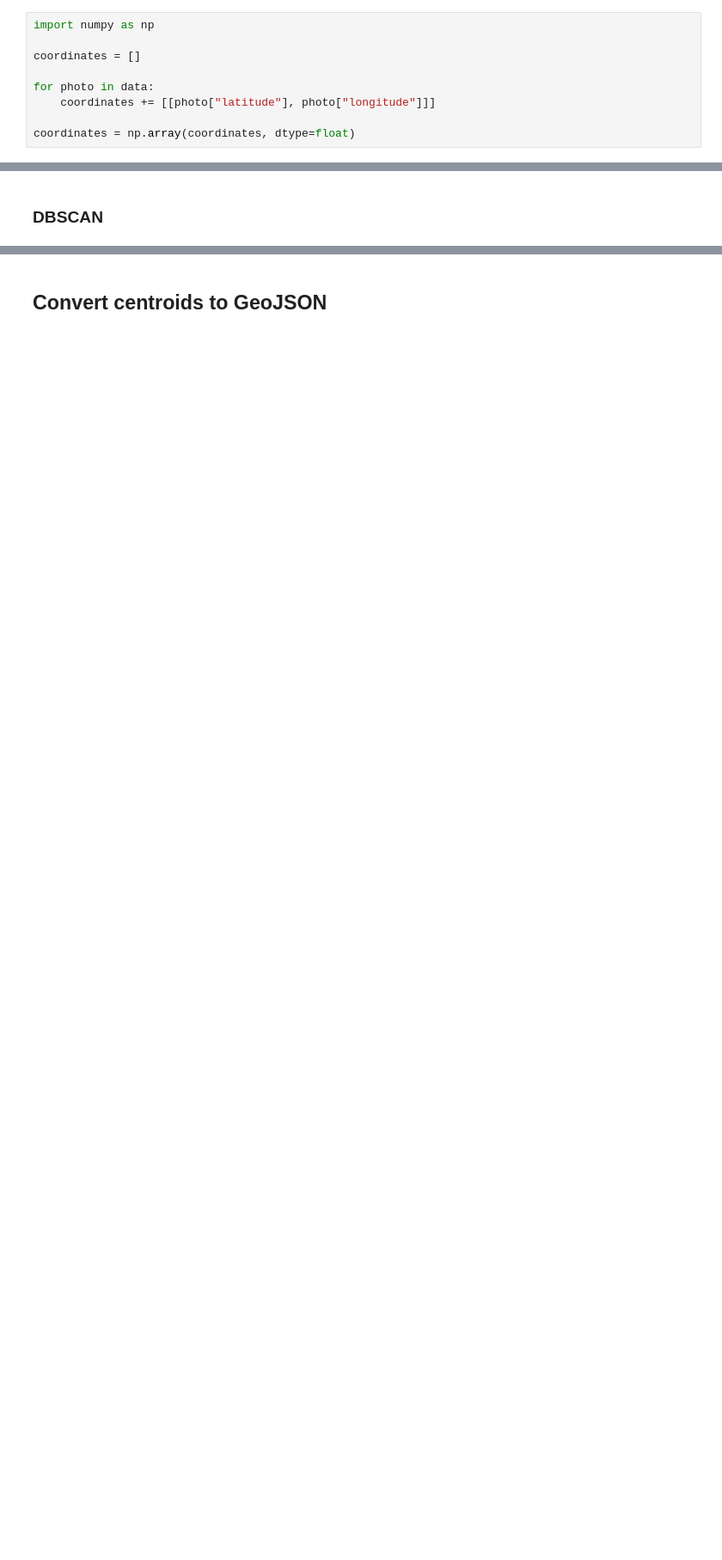
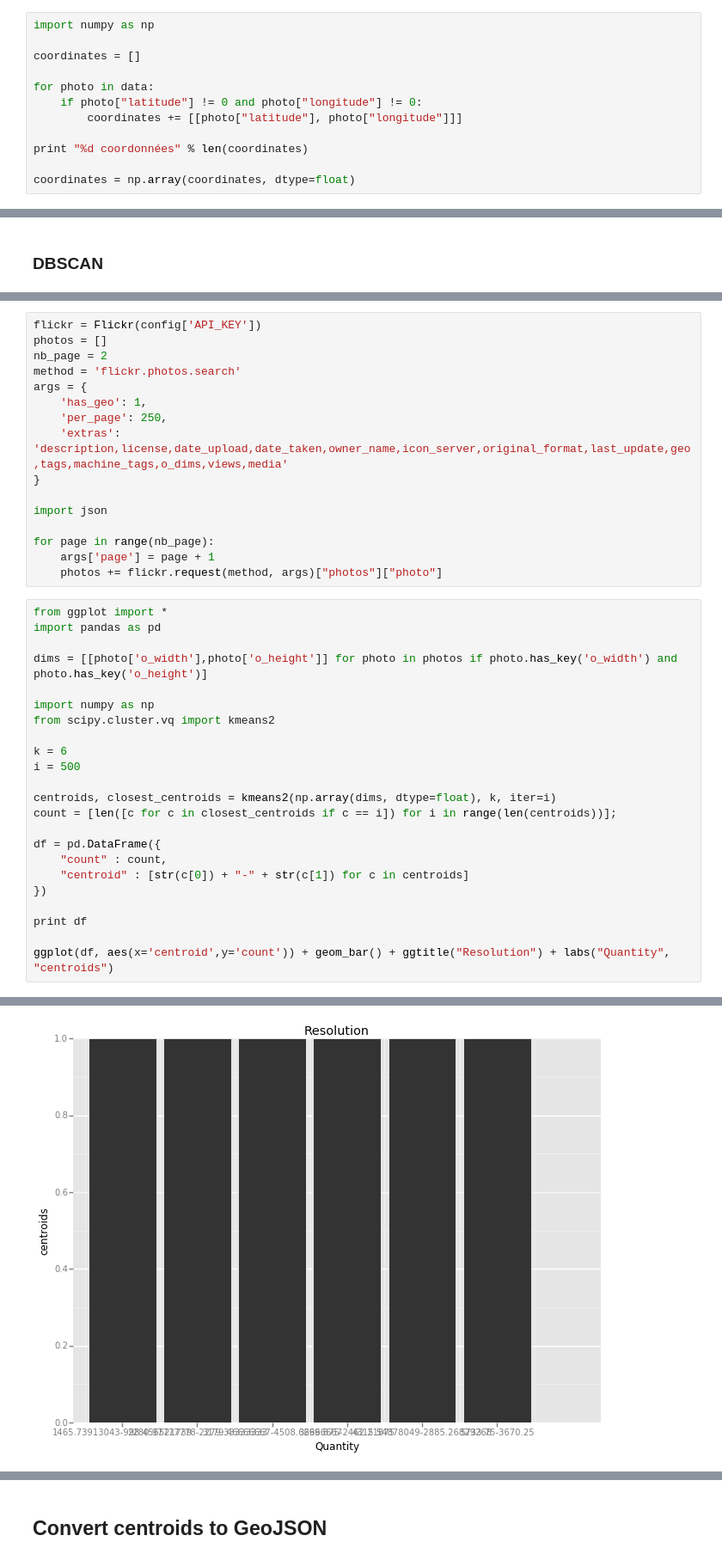
Before and after one commit to mdamis/geokr, a Jupyter notebook: fetch.ipynb, the cells around one changed output, grey strips where cells are left out. Shown: that part at 86% size. Cells and saved outputs as stored; diff of their text form; blank space fills up the shorter version.

Commit message:
Load from data
Update Flickr class to load data from a file (see
Flickr_request_data.ipynb).
Push results.
Filter photos to have only localized one.
Remoce requests.

```diff
--- a/fetch.ipynb
+++ b/fetch.ipynb
@@ -101,6 +69,9 @@ import numpy as np
 coordinates = []
 
 for photo in data:
-    coordinates += [[photo["latitude"], photo["longitude"]]]
+    if photo["latitude"] != 0 and photo["longitude"] != 0:
+        coordinates += [[photo["latitude"], photo["longitude"]]]
+
+print "%d coordonnées" % len(coordinates)
 
 coordinates = np.array(coordinates, dtype=float)
@@ -199,0 +198,40 @@ plt.show()
+# %%
+flickr = Flickr(config['API_KEY'])
+photos = []
+nb_page = 2
+method = 'flickr.photos.search'
+args = {
+    'has_geo': 1,
+    'per_page': 250,
+    'extras': 'description,license,date_upload,date_taken,owner_name,icon_server,original_format,last_update,geo,tags,machine_tags,o_dims,views,media'
+}
+
+import json
+
+for page in range(nb_page):
+    args['page'] = page + 1
+    photos += flickr.request(method, args)["photos"]["photo"]
+# %%
+from ggplot import *
+import pandas as pd
+
+dims = [[photo['o_width'],photo['o_height']] for photo in photos if photo.has_key('o_width') and photo.has_key('o_height')]
+
+import numpy as np
+from scipy.cluster.vq import kmeans2
+
+k = 6
+i = 500
+
+centroids, closest_centroids = kmeans2(np.array(dims, dtype=float), k, iter=i)
+count = [len([c for c in closest_centroids if c == i]) for i in range(len(centroids))];
+
+df = pd.DataFrame({
+    "count" : count,
+    "centroid" : [str(c[0]) + "-" + str(c[1]) for c in centroids]
+})
+
+print df
+
+ggplot(df, aes(x='centroid',y='count')) + geom_bar() + ggtitle("Resolution") + labs("Quantity", "centroids")
+# %% [output]
@@ -199,0 +249 @@ plt.show()
+[figure, added]
```
Also changed, not shown: parts of 26 cells of this notebook.
